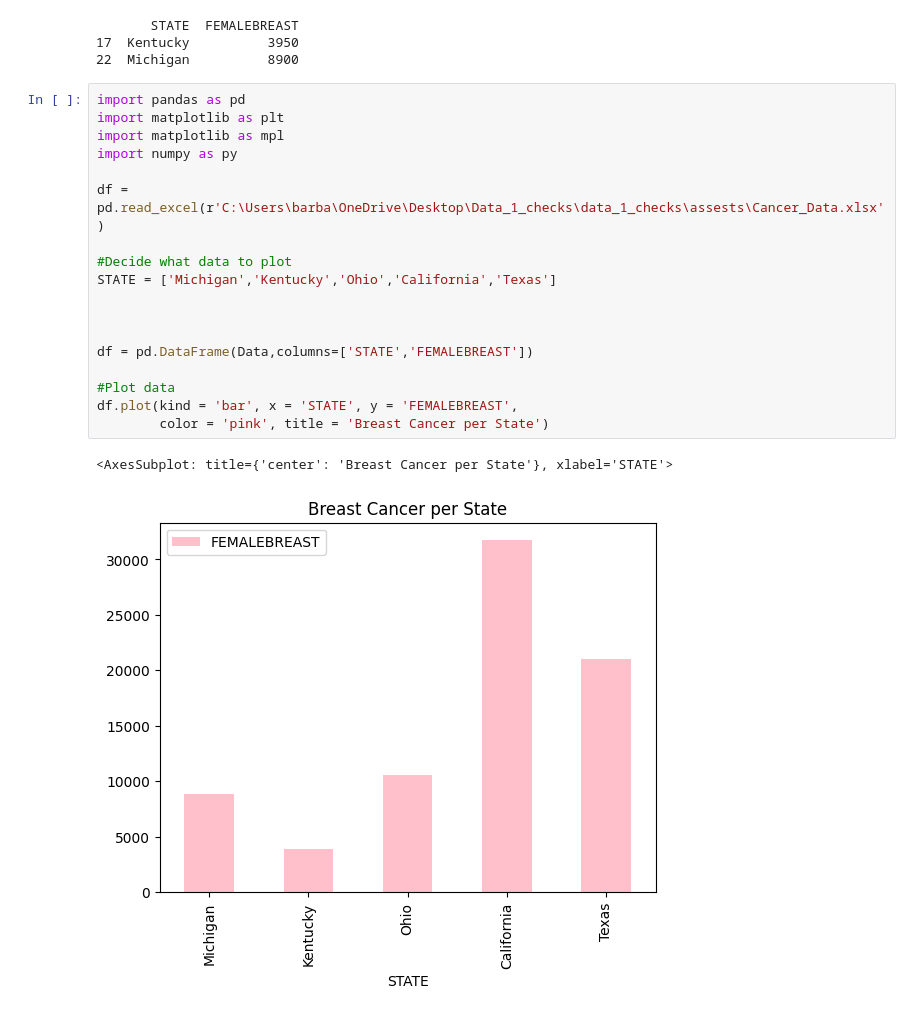
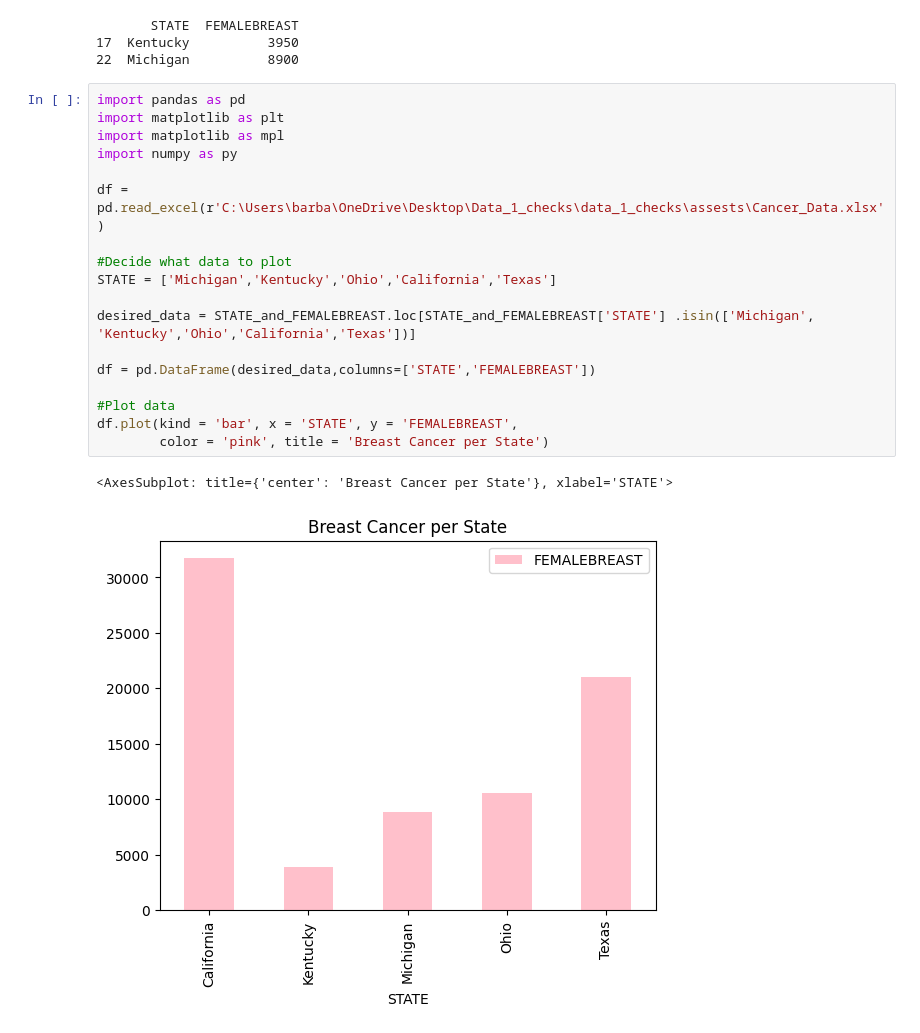
Before and after one commit to bjhdecember/data_1_checks, a Jupyter notebook: kc_2.ipynb, the cells around one changed output. Drawn from its saved outputs; the diff is of its cells as text.

```diff
--- a/kc_2.ipynb
+++ b/kc_2.ipynb
@@ -50,21 +50,21 @@ print(desired_data)
 # %%
 import pandas as pd
 import matplotlib as plt
 import matplotlib as mpl
 import numpy as py
 
 df = pd.read_excel(r'C:\Users\barba\OneDrive\Desktop\Data_1_checks\data_1_checks\assests\Cancer_Data.xlsx')
 
 #Decide what data to plot
 STATE = ['Michigan','Kentucky','Ohio','California','Texas']
 
+desired_data = STATE_and_FEMALEBREAST.loc[STATE_and_FEMALEBREAST['STATE'] .isin(['Michigan', 'Kentucky','Ohio','California','Texas'])]
 
-
-df = pd.DataFrame(Data,columns=['STATE','FEMALEBREAST'])
+df = pd.DataFrame(desired_data,columns=['STATE','FEMALEBREAST'])
 
 #Plot data
 df.plot(kind = 'bar', x = 'STATE', y = 'FEMALEBREAST',
         color = 'pink', title = 'Breast Cancer per State')
 # %% [output]
 <AxesSubplot: title={'center': 'Breast Cancer per State'}, xlabel='STATE'>
-[figure, old version]
+[figure, new version]
```
